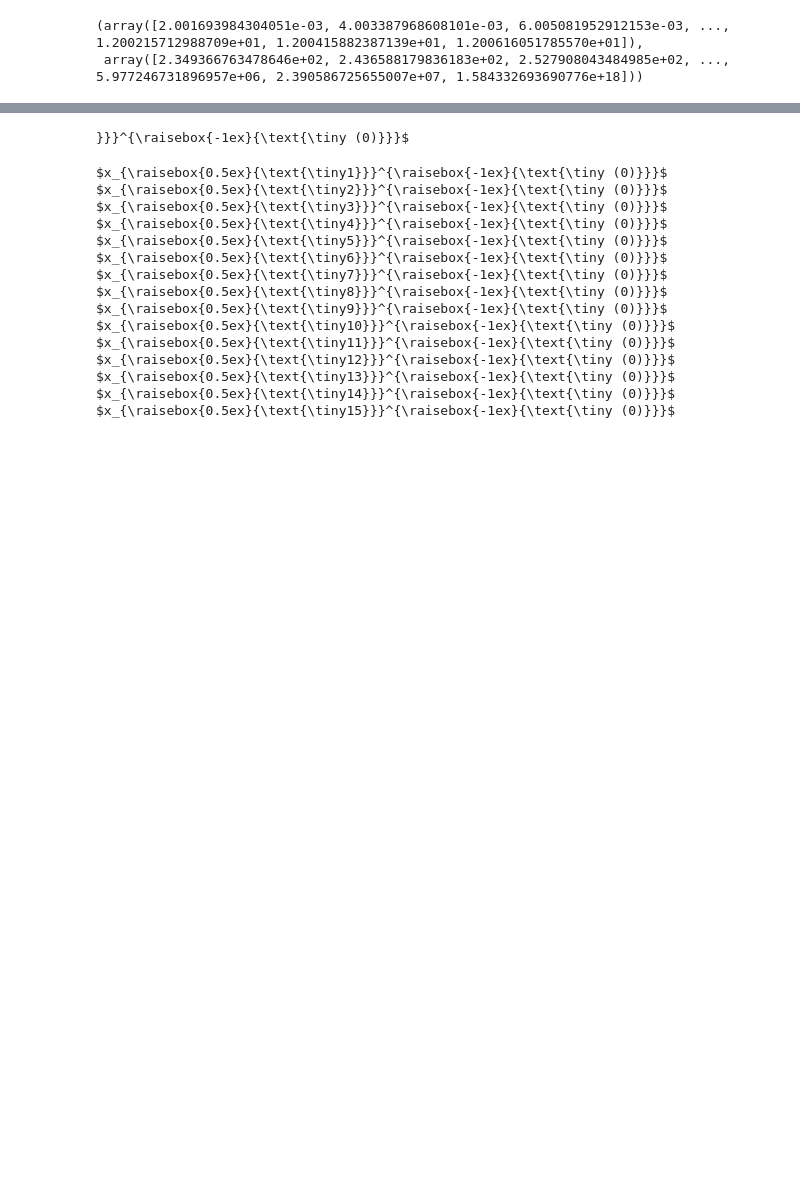
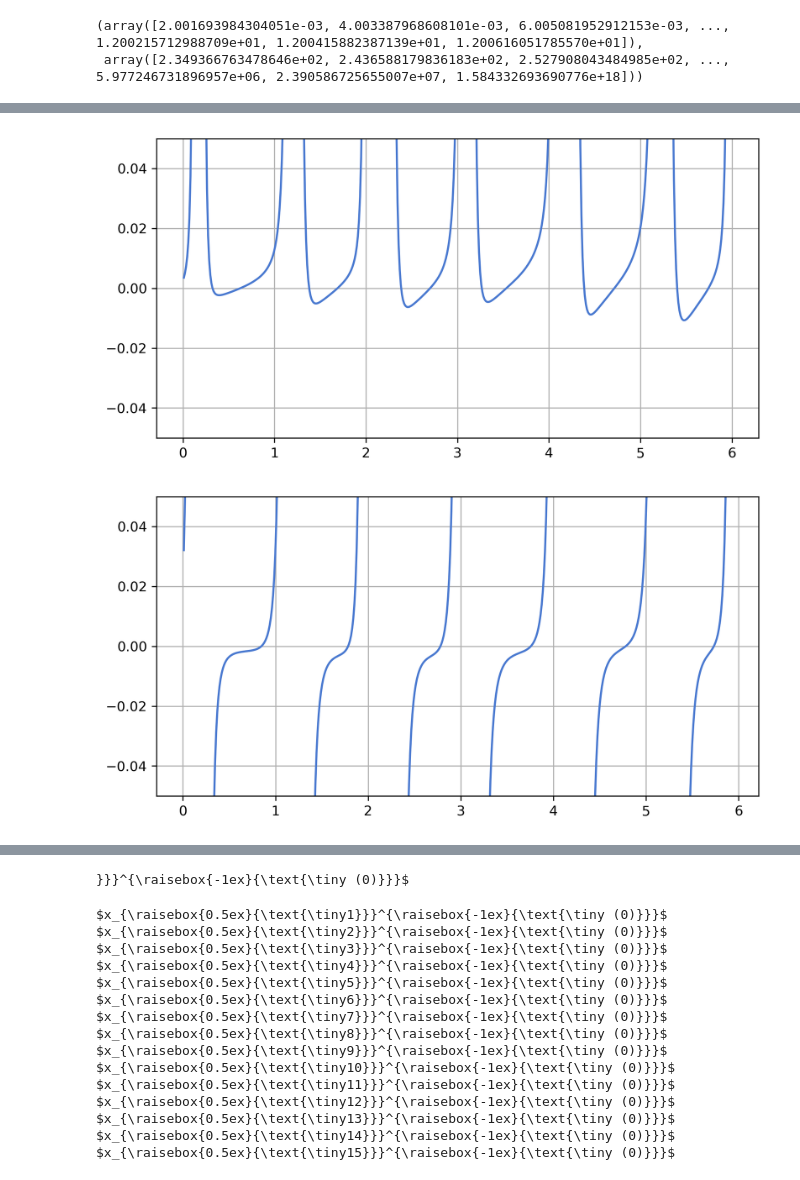
Before and after one commit to rc33051/MPhys-Code, a Jupyter notebook: Workbook_26_March.ipynb, the cells around one changed output, grey strips where cells are left out. Cells and saved outputs as stored; diff of their text form; code cells hidden in the pictures; blank space fills up the shorter version.

```diff
--- a/Workbook_26_March.ipynb
+++ b/Workbook_26_March.ipynb
@@ -213,0 +260,41 @@ plt.show()
+# %%
+from scipy import interpolate as interp
+
+D1_1[np.isinf(D1_1)] = 1e15
+D2_1[np.isinf(D2_1)] = 1e15
+D1_2[np.isinf(D1_2)] = 1e15
+D2_2[np.isinf(D2_2)] = 1e15
+
+
+
+#using cubic spline to find difference between N1, N2 and the analytical solution
+D11 = interp.CubicSpline(Dx_1,D1_1)
+D21 = interp.CubicSpline(Dx_1,D2_1)
+
+D12 = interp.CubicSpline(Dx_2,D1_2)
+D22 = interp.CubicSpline(Dx_2,D2_2)
+# %%
+
+%matplotlib inline
+
+plt.figure(figsize=(8, 4), dpi = 300)
+y = D12(x2)- First2
+y[np.abs(y)>5e1] = np.nan
+#plt.plot(x2, First2)
+plt.plot(x2, y)
+plt.ylim(-0.05, 0.05)
+plt.grid()
+plt.show()
+
+
+plt.figure(figsize=(8, 4), dpi = 300)
+y = D22(x2)- Second2
+y[np.abs(y)>1e0] = np.nan
+#plt.plot(x2, First2)
+plt.plot(x2, y)
+plt.ylim(-0.05, 0.05)
+plt.grid()
+plt.show()
+# %% [output]
+[figure, added]
+[figure, added]
```
Also changed, not shown: parts of 21 cells of this notebook, 4 other files.
